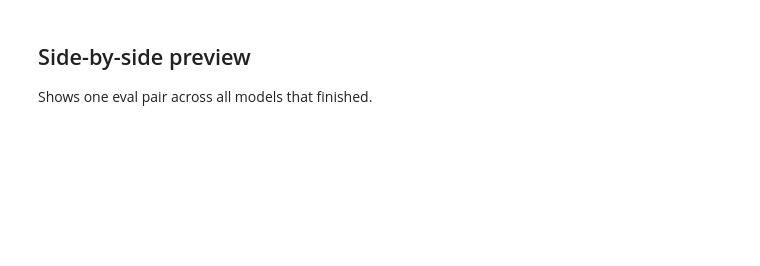
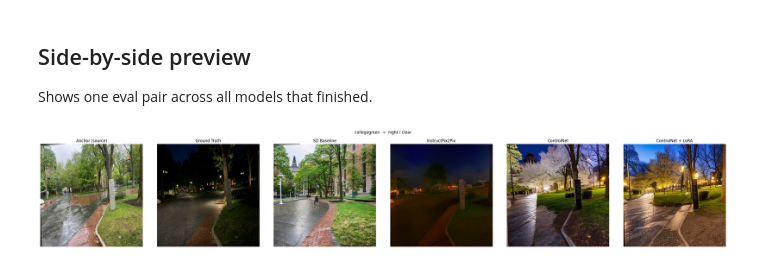
Before and after one commit to gabeweng/image-style-transfer, a Jupyter notebook: notebooks/02_inference.ipynb, the cells around one changed output. Saved outputs shown, nothing was run; the diff lists cells and outputs as text; code cells hidden in the pictures; blank space fills up the shorter version.

```diff
--- a/notebooks/02_inference.ipynb
+++ b/notebooks/02_inference.ipynb
@@ -324,27 +349,29 @@ Shows one eval pair across all models that finished.
 # %%
 import matplotlib.pyplot as plt
 
 MODEL_OUTPUTS = {
     'SD Baseline':        (f'{BASE}/outputs/sd_baseline',      '_sd_baseline.jpg'),
     'InstructPix2Pix':    (f'{BASE}/outputs/instructpix2pix',  '_ip2p.jpg'),
     'ControlNet':         (f'{BASE}/outputs/controlnet',       '_controlnet.jpg'),
     'ControlNet + LoRA':  (f'{BASE}/outputs/controlnet_lora',  '_controlnet_lora.jpg'),
 }
 
 row = eval_df.iloc[0]
 stem = os.path.splitext(os.path.basename(row['tgt_name']))[0]
 anchor = Image.open(os.path.join(ALIGNED_DIR, row['src_anchor']))
-gt     = Image.open(os.path.join(ALIGNED_DIR, row['src_name']))
+gt     = Image.open(os.path.join(ALIGNED_DIR, row['tgt_name']))
 
 panels = [('Anchor (source)', anchor), ('Ground Truth', gt)]
 for name, (out_dir, suffix) in MODEL_OUTPUTS.items():
     p = os.path.join(out_dir, stem + suffix)
     if os.path.exists(p):
         panels.append((name, Image.open(p)))
 
 fig, axes = plt.subplots(1, len(panels), figsize=(5 * len(panels), 5))
 for ax, (title, img) in zip(axes, panels):
     ax.imshow(img); ax.set_title(title); ax.axis('off')
 plt.suptitle(f"{row['location']}  →  {row['tgt_tod']} / {row['tgt_weather']}", y=1.02)
 plt.tight_layout()
 plt.show()
+# %% [output]
+[figure, added]
```
Also changed, not shown: parts of 7 cells of this notebook, 5 other files.
